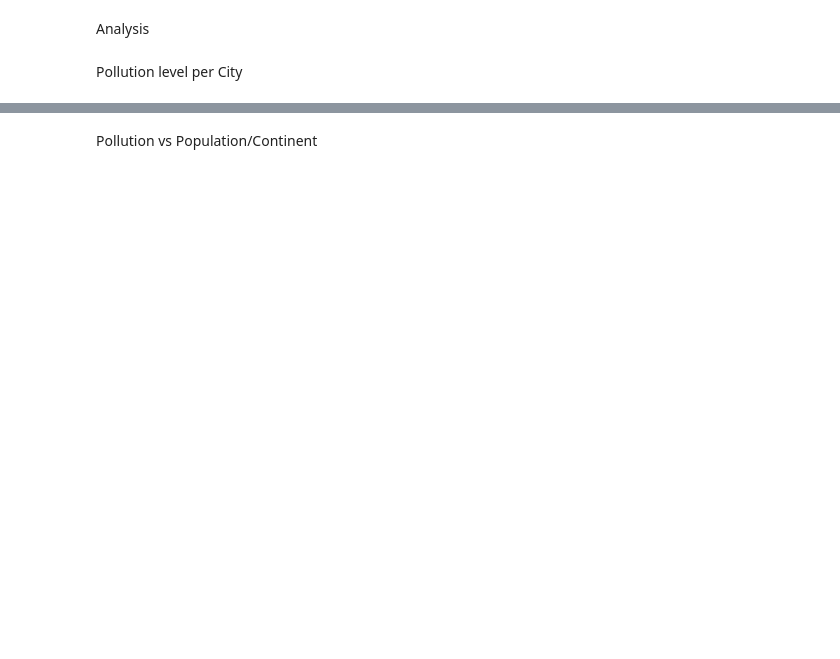
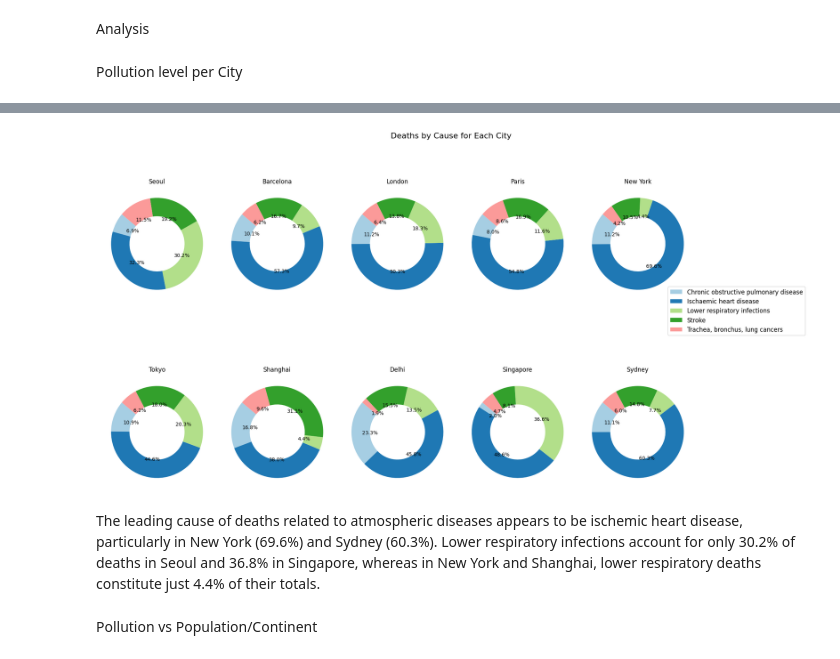
Before and after one commit to GurpreetSDeol/Public-Health-and-Air-Quality-Impact-Analysis-via-ETL-Data-Pipeline, a Jupyter notebook: Analysis.ipynb, the cells around one changed output, grey strips where cells are left out. Cells and saved outputs as stored; diff of their text form; code cells hidden in the pictures; blank space fills up the shorter version.

```diff
--- a/Analysis.ipynb
+++ b/Analysis.ipynb
@@ -244,3 +261,51 @@ plt.show()
+# %%
+pie_chart_who_data = who_data[(who_data['cause']!='Total') & (who_data['sex']=='Both sexes')]
+pie_chart_who_data
+
+num_cities = pie_chart_who_data['city_name'].nunique()
+cols = 5
+rows = 2
+
+colors = sns.color_palette('Set2', n_colors=pie_chart_who_data['cause'].nunique())
+
+fig, axes = plt.subplots(rows, cols, figsize=(20, 12))
+axes = axes.flatten()
+
+# Plot each pie chart with percentages
+for i, city in enumerate(pie_chart_who_data['city_name'].unique()):
+    # Filter data for the selected city
+    city_data = pie_chart_who_data[pie_chart_who_data['city_name'] == city]
+
+    # Group by cause and sum the deaths
+    cause_deaths = city_data.groupby('cause')['deaths'].sum()
+
+    # Create donut chart in the appropriate subplot with percentage labels
+    wedges, texts, autotexts = axes[i].pie(
+        cause_deaths,
+        autopct='%1.1f%%',  # Format to display percentages
+        startangle=140,
+        wedgeprops={'width': 0.4},  # Adjust thickness of the ring
+        colors=plt.cm.Paired.colors
+    )
+
+    # Set title for each city
+    axes[i].set_title(f'{city}', fontsize=12)
+
+    # Adjust the font size of the percentage labels
+    for autotext in autotexts:
+        autotext.set_fontsize(10)
+
+handles, labels = axes[0].get_legend_handles_labels()
+fig.legend(wedges, cause_deaths.index, loc='center right', fontsize=12)
+
+plt.tight_layout(rect=[0, 0, 0.85, 1])
+fig.suptitle('Deaths by Cause for Each City', fontsize=16)
+
+plt.show()
+# %% [output]
+[figure, added]
+# %% [markdown]
+The leading cause of deaths related to atmospheric diseases appears to be ischemic heart disease, particularly in New York (69.6%) and Sydney (60.3%). Lower respiratory infections account for only 30.2% of deaths in Seoul and 36.8% in Singapore, whereas in New York and Shanghai, lower respiratory deaths constitute just 4.4% of their totals.
 # %% [markdown]
 Pollution vs Population/Continent
 # %%
```
Also changed, not shown: parts of 12 cells of this notebook.
